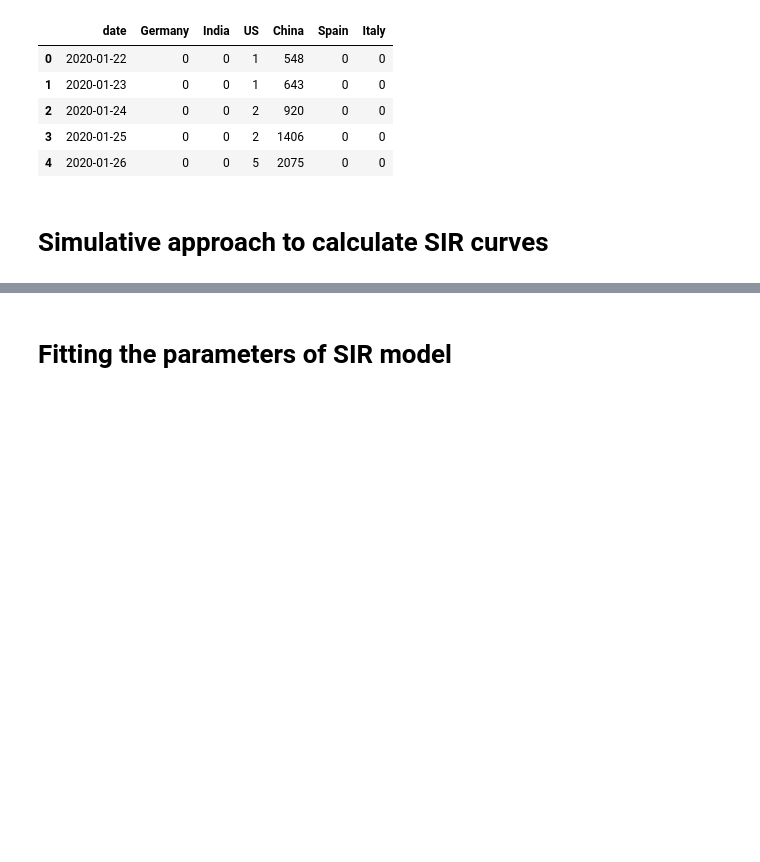
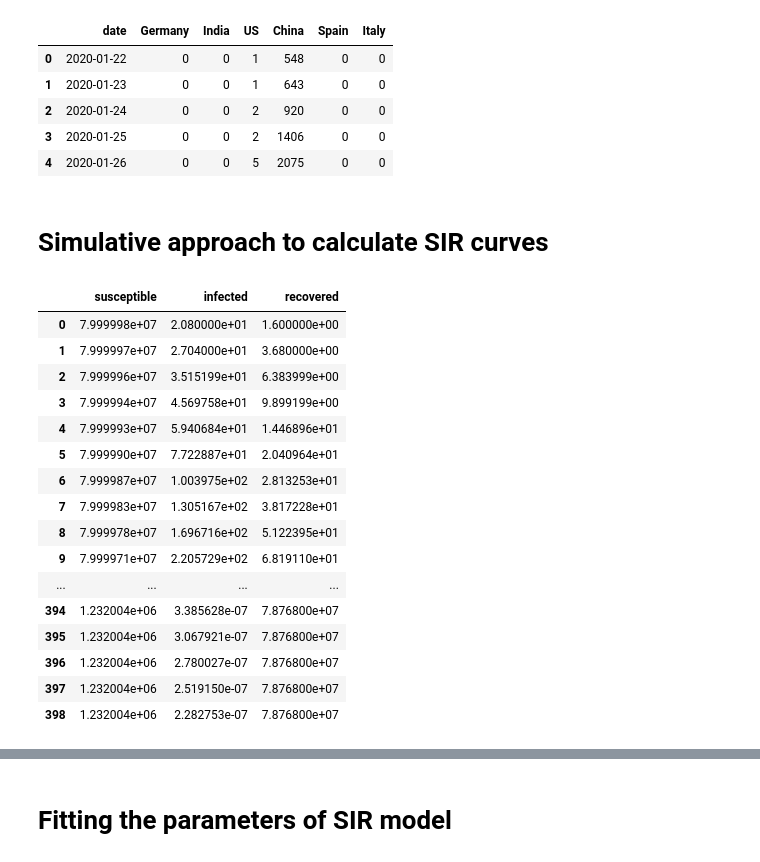
Before and after one commit to KaustabhRoy/AppliedDataScience_Covid19_Roy, a Jupyter notebook: notebooks/SIR_modelling.ipynb, the cells around one changed output, grey strips where cells are left out. Cells and saved outputs as stored; diff of their text form; code cells hidden in the pictures; blank space fills up the shorter version.

```diff
--- a/notebooks/SIR_modelling.ipynb
+++ b/notebooks/SIR_modelling.ipynb
@@ -66,20 +63,39 @@ def SIR_model(SIR,beta,gamma):
 # %%
 SIR=np.array([S0,I0,R0])
 propagation_rates=pd.DataFrame(columns={'susceptible':S0,
                                         'infected':I0,
-                                        'recoverd':R0})
+                                        'recovered':R0})
 
 
 
-for each_t in np.arange(1000):
+for each_t in np.arange(500):
 
     new_delta_vec=SIR_model(SIR,beta,gamma)
 
     SIR=SIR+new_delta_vec
 
     propagation_rates=propagation_rates.append({'susceptible':SIR[0],
                                                 'infected':SIR[1],
                                                 'recovered':SIR[2]}, ignore_index=True)
+propagation_rates
+# %% [output]
+|  | susceptible | infected | recovered |
+| 0 | 7.999998e+07 | 2.080000e+01 | 1.600000e+00 |
+| 1 | 7.999997e+07 | 2.704000e+01 | 3.680000e+00 |
+| 2 | 7.999996e+07 | 3.515199e+01 | 6.383999e+00 |
+| 3 | 7.999994e+07 | 4.569758e+01 | 9.899199e+00 |
+| 4 | 7.999993e+07 | 5.940684e+01 | 1.446896e+01 |
+| 5 | 7.999990e+07 | 7.722887e+01 | 2.040964e+01 |
+| 6 | 7.999987e+07 | 1.003975e+02 | 2.813253e+01 |
+| 7 | 7.999983e+07 | 1.305167e+02 | 3.817228e+01 |
+| 8 | 7.999978e+07 | 1.696716e+02 | 5.122395e+01 |
+| 9 | 7.999971e+07 | 2.205729e+02 | 6.819110e+01 |
+| ... | ... | ... | ... |
+| 394 | 1.232004e+06 | 3.385628e-07 | 7.876800e+07 |
+| 395 | 1.232004e+06 | 3.067921e-07 | 7.876800e+07 |
+| 396 | 1.232004e+06 | 2.780027e-07 | 7.876800e+07 |
+| 397 | 1.232004e+06 | 2.519150e-07 | 7.876800e+07 |
+| 398 | 1.232004e+06 | 2.282753e-07 | 7.876800e+07 |
 # %%
 fig, ax1 = plt.subplots(1, 1)
 
```
Also changed, not shown: parts of 9 cells of this notebook, 6 other files.
